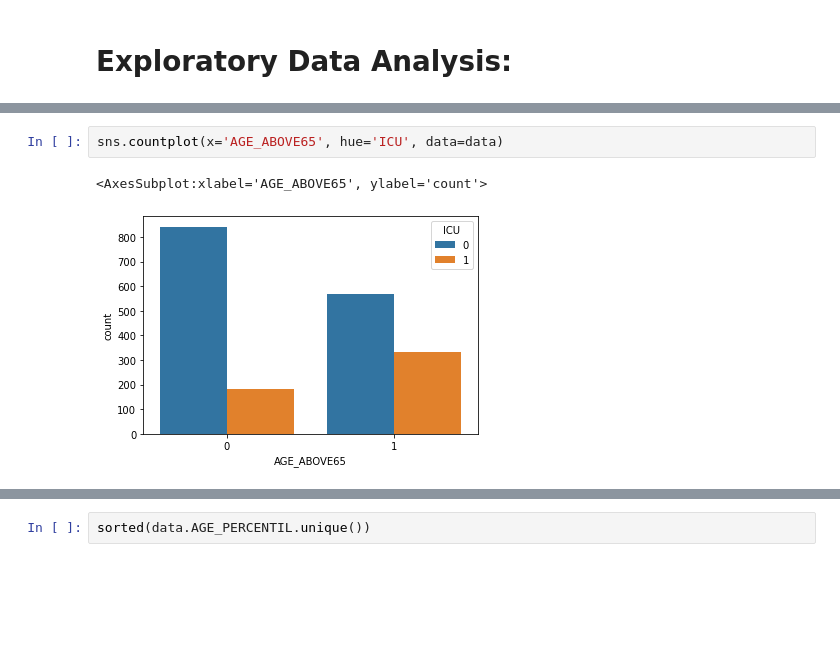
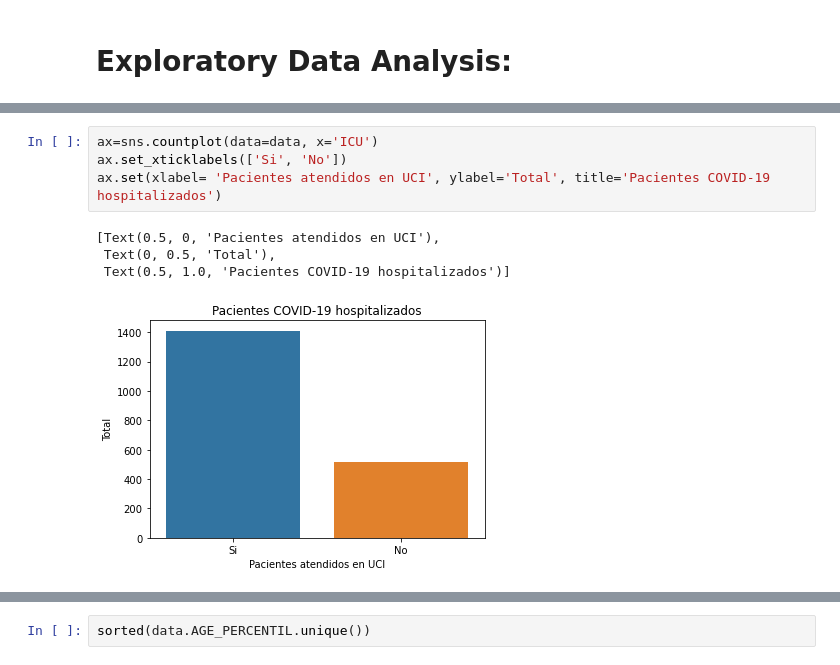
Before and after one commit to gusAGR/machine-learning-tfg, a Jupyter notebook: notebooks/Sirio_Libanes.ipynb, the cells around one changed output, grey strips where cells are left out. Drawn from its saved outputs; the diff is of its cells as text; blank space fills up the shorter version.

Commit message:
Improving the description of plots

```diff
--- a/notebooks/Sirio_Libanes.ipynb
+++ b/notebooks/Sirio_Libanes.ipynb
@@ -98,5 +79,9 @@ sns.countplot(x="WINDOW", hue="ICU", data=data)
-# %%
-sns.countplot(x='AGE_ABOVE65', hue='ICU', data=data)
-# %% [output]
-<AxesSubplot:xlabel='AGE_ABOVE65', ylabel='count'>
-[figure, removed]
+# %%
+ax=sns.countplot(data=data, x='ICU')
+ax.set_xticklabels(['Si', 'No'])
+ax.set(xlabel= 'Pacientes atendidos en UCI', ylabel='Total', title='Pacientes COVID-19 hospitalizados')
+# %% [output]
+[Text(0.5, 0, 'Pacientes atendidos en UCI'),
+ Text(0, 0.5, 'Total'),
+ Text(0.5, 1.0, 'Pacientes COVID-19 hospitalizados')]
+[figure, added]
```
Also changed, not shown: parts of 7 cells of this notebook.
